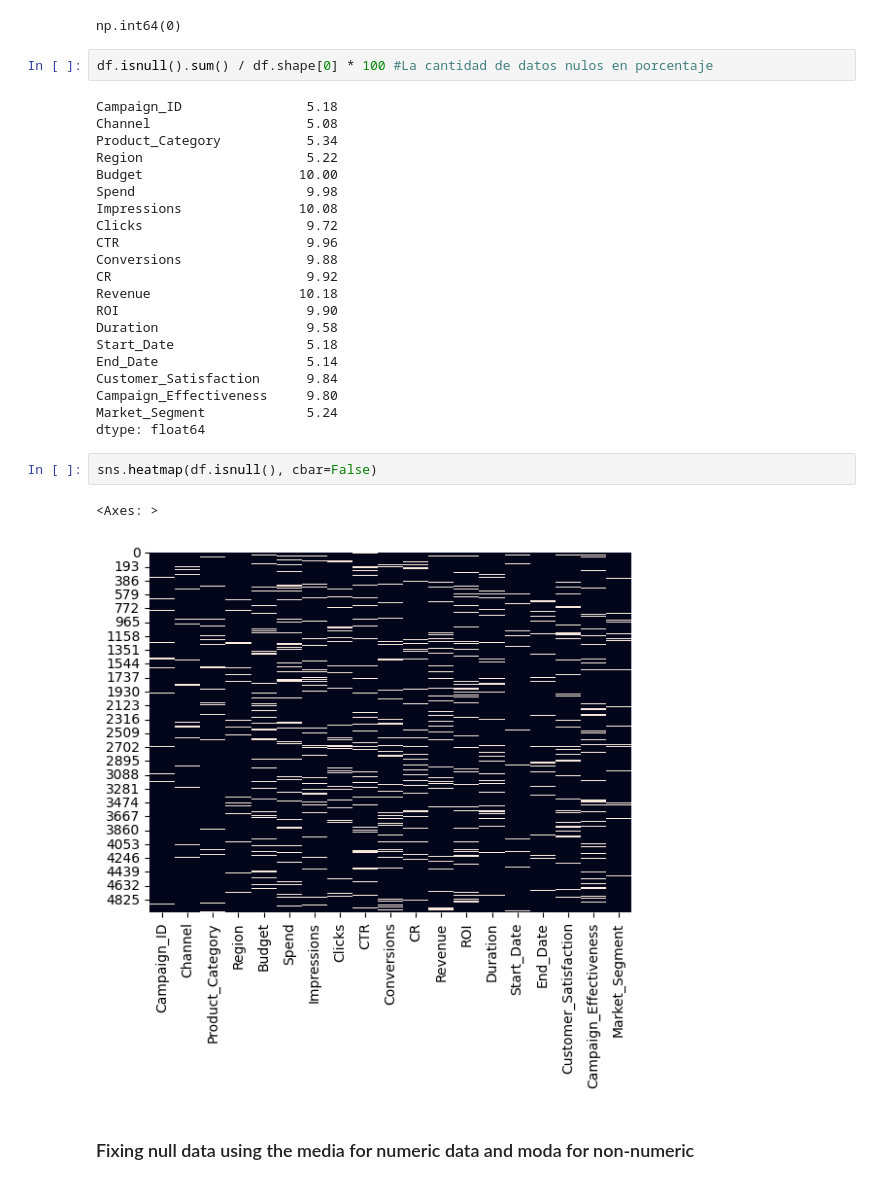
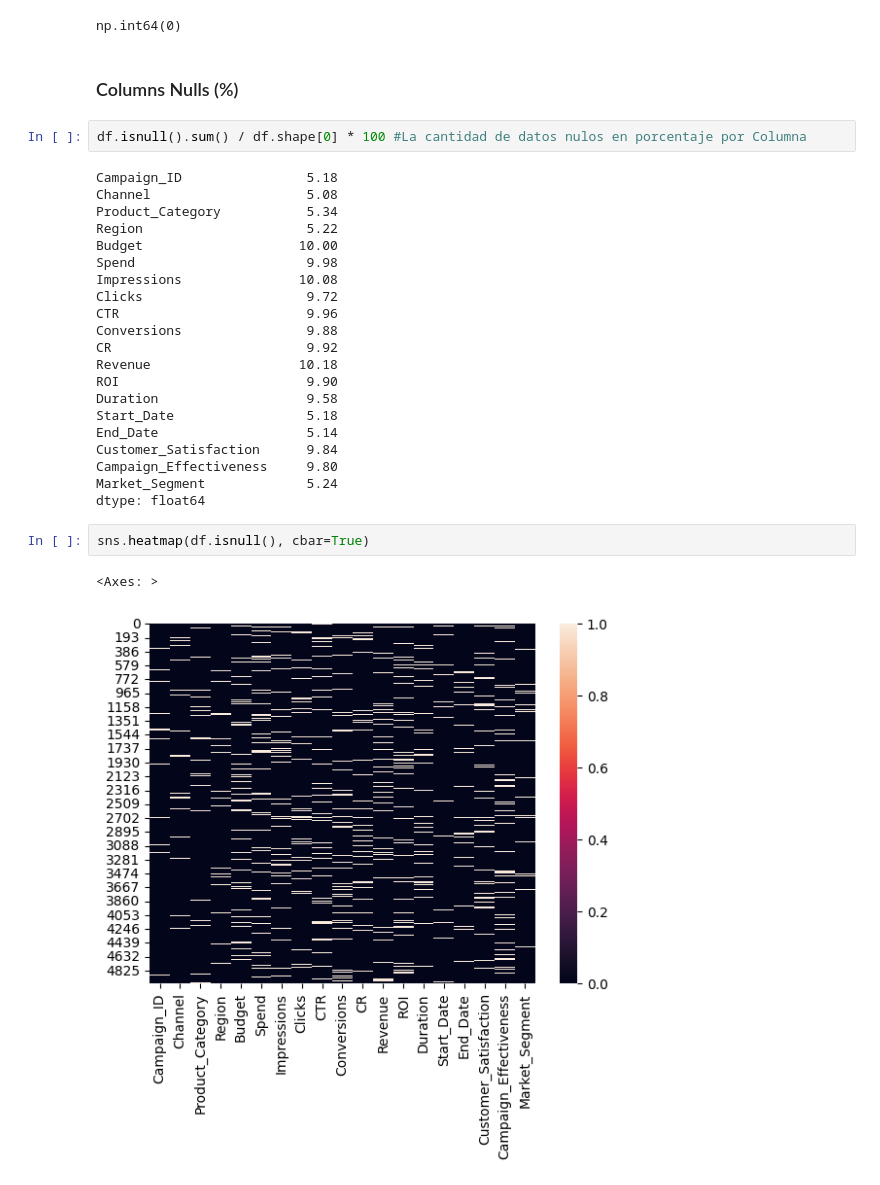
Before and after one commit to Germandcont/Data_Analysis_Project, a Jupyter notebook: Notebooks/Notebook.ipynb, the cells around one changed output. Saved outputs shown, nothing was run; the diff lists cells and outputs as text.

```diff
--- a/Notebooks/Notebook.ipynb
+++ b/Notebooks/Notebook.ipynb
@@ -50,8 +52,10 @@ dtype: object
 df.duplicated().sum()
 # %% [output]
 np.int64(0)
+# %% [markdown]
+### Columns Nulls (%)
 # %%
-df.isnull().sum() / df.shape[0] * 100 #La cantidad de datos nulos en porcentaje
+df.isnull().sum() / df.shape[0] * 100 #La cantidad de datos nulos en porcentaje por Columna
 # %% [output]
 Campaign_ID                5.18
 Channel                    5.08
@@ -74,9 +78,7 @@ Campaign_Effectiveness     9.80
 Market_Segment             5.24
 dtype: float64
 # %%
-sns.heatmap(df.isnull(), cbar=False)
+sns.heatmap(df.isnull(), cbar=True)
 # %% [output]
 <Axes: >
-[figure, old version]
+[figure, new version]
-# %% [markdown]
-### Fixing null data using the media for numeric data and moda for non-numeric
```
Also changed, not shown: parts of 13 cells of this notebook, 2 other files.
